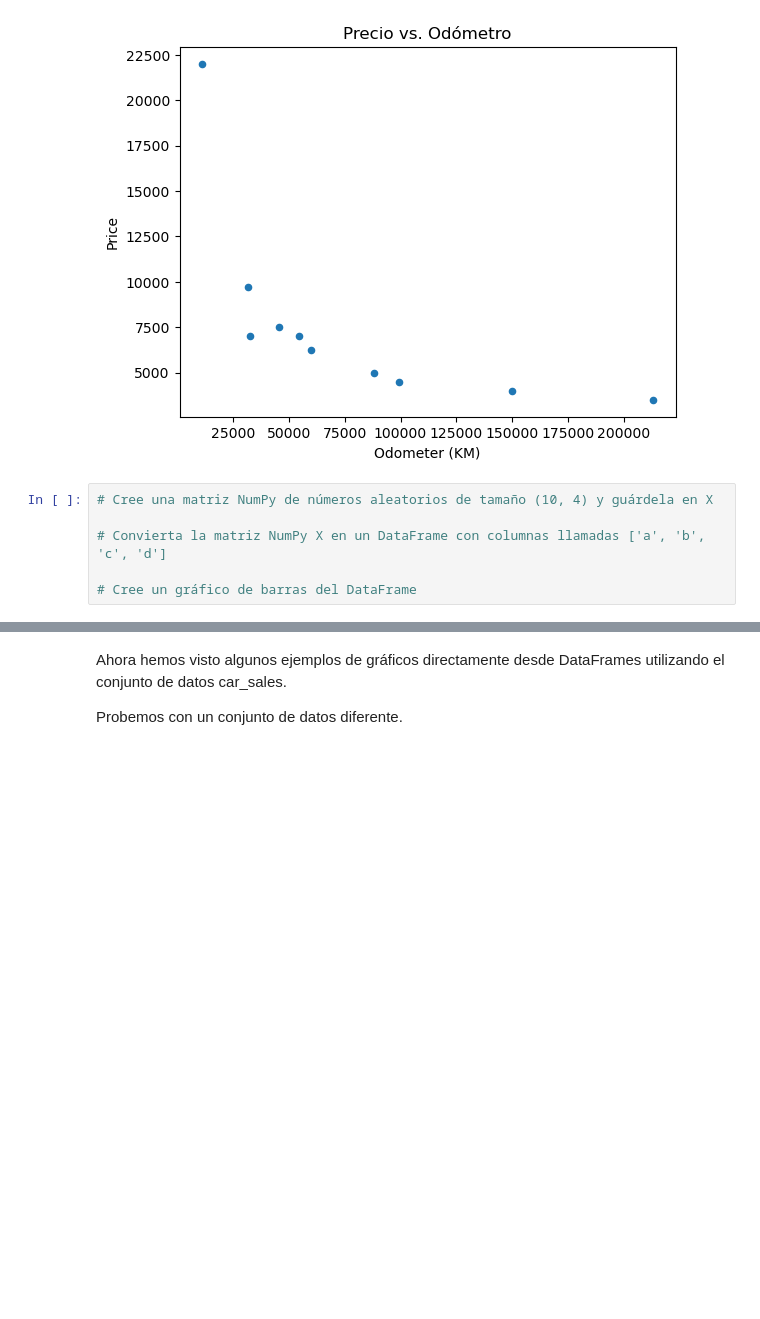
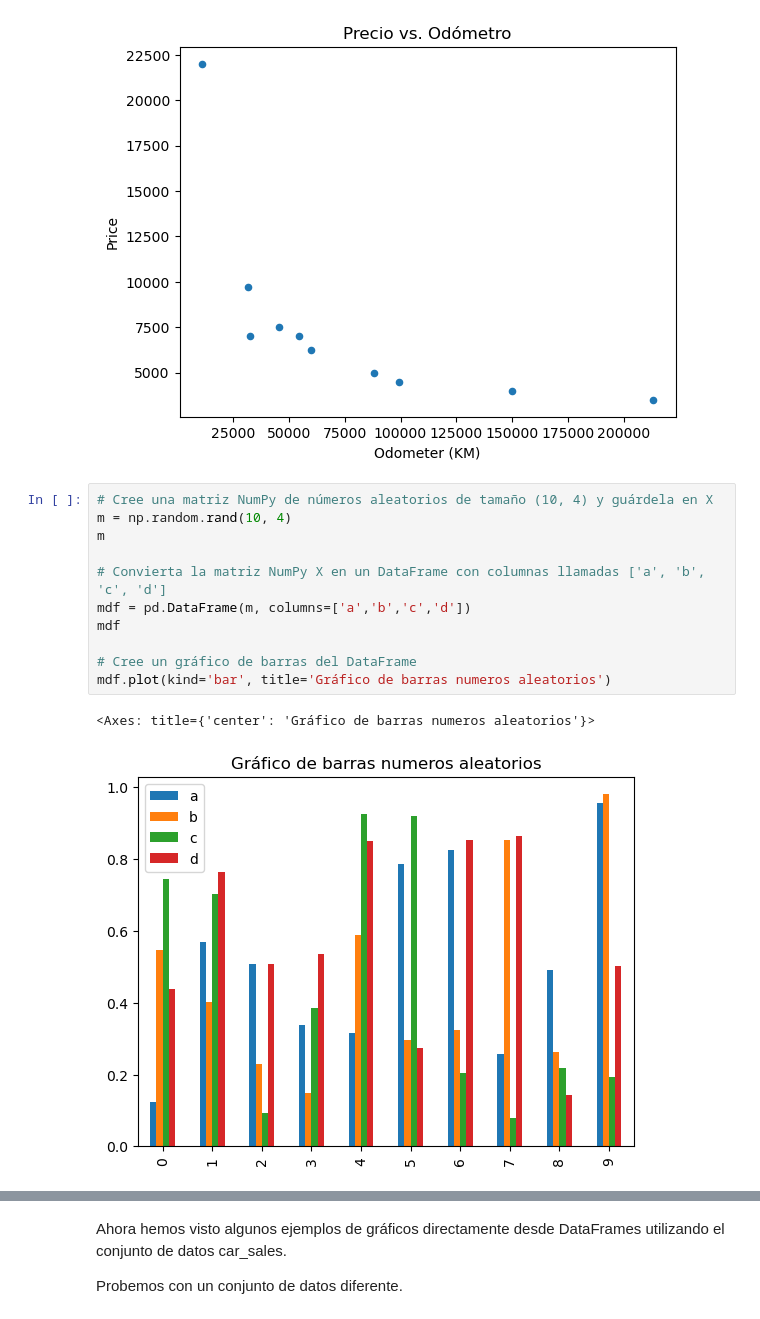
Before and after one commit to AlexDotel/Practicas-Machine-Learning, a Jupyter notebook: Ejercicio_Matplotlib.ipynb, the cells around one changed output, grey strips where cells are left out. Saved outputs shown, nothing was run; the diff lists cells and outputs as text; blank space fills up the shorter version.

```diff
--- a/Ejercicio_Matplotlib.ipynb
+++ b/Ejercicio_Matplotlib.ipynb
@@ -335,9 +335,17 @@ car_sales.plot(x='Odometer (KM)', y='Price', kind='scatter', title='Precio vs. O
 [figure]
 # %%
 # Cree una matriz NumPy de números aleatorios de tamaño (10, 4) y guárdela en X
+m = np.random.rand(10, 4)
+m
 
 # Convierta la matriz NumPy X en un DataFrame con columnas llamadas ['a', 'b', 'c', 'd']
+mdf = pd.DataFrame(m, columns=['a','b','c','d'])
+mdf
 
 # Cree un gráfico de barras del DataFrame
+mdf.plot(kind='bar', title='Gráfico de barras numeros aleatorios')
+# %% [output]
+<Axes: title={'center': 'Gráfico de barras numeros aleatorios'}>
+[figure, added]
 # %%
 # Cree un gráfico de barras de las columnas 'Marca' y 'Odómetro (KM)' en el DataFrame car_sales
```
Also changed, not shown: parts of 3 cells of this notebook.
